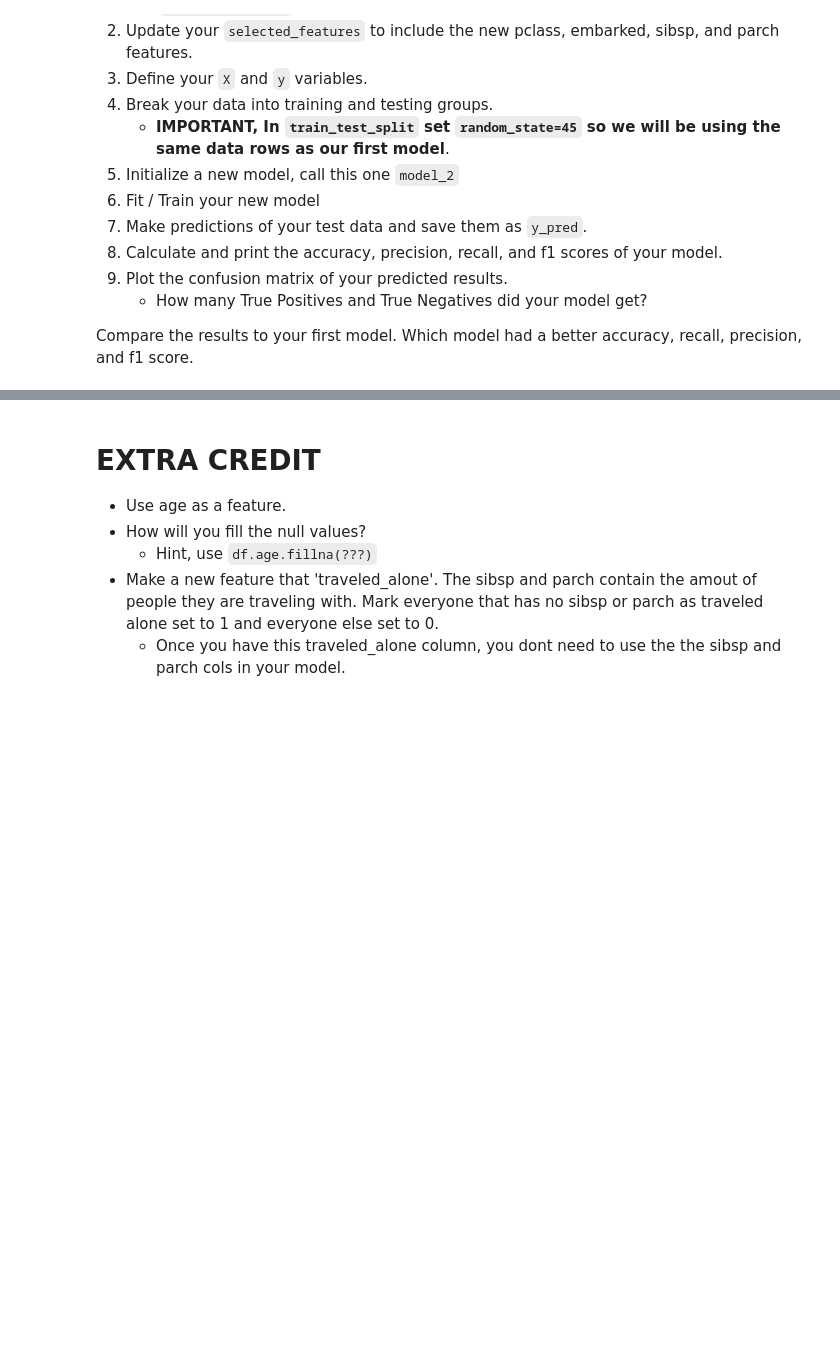
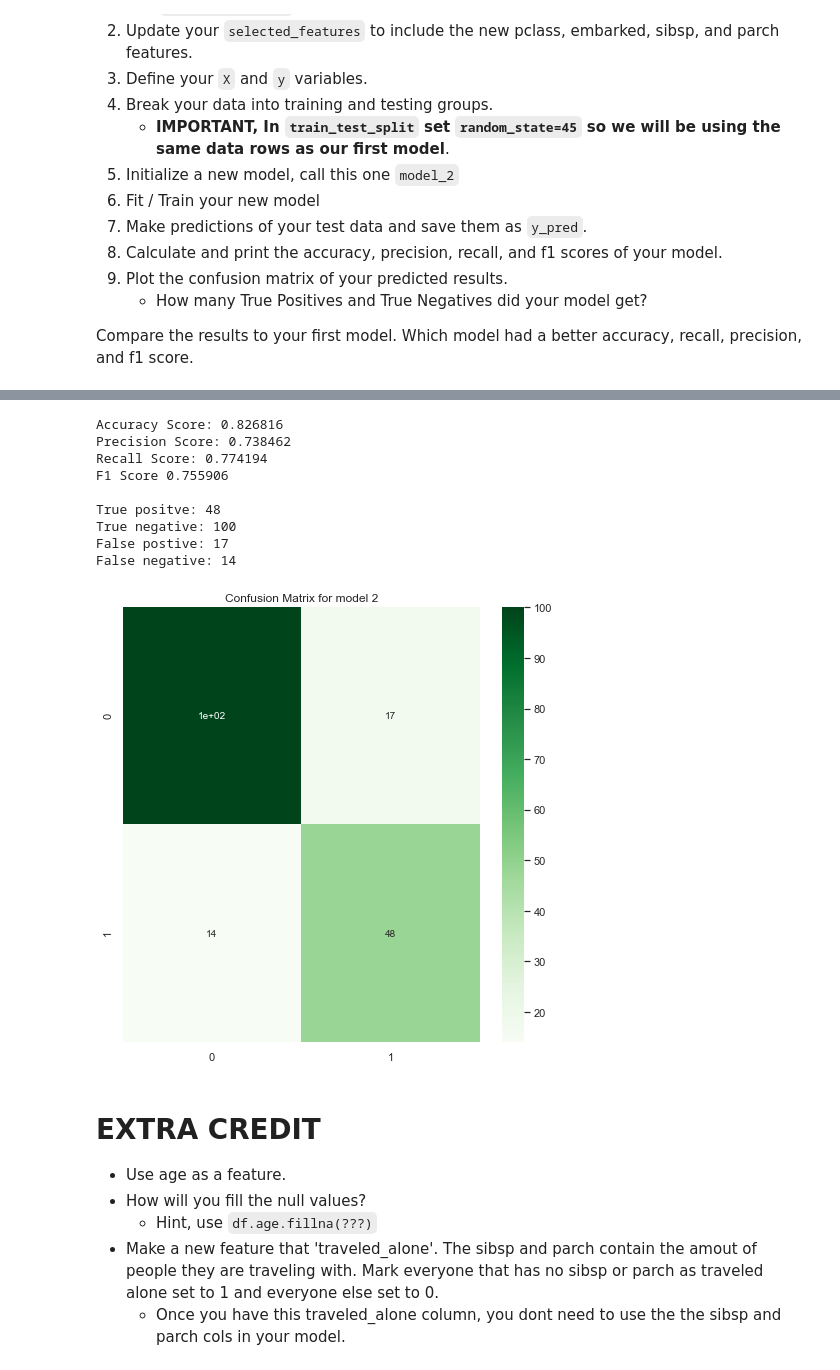
Before and after one commit to DavidGuzman1999/2021-fall-data-science, a Jupyter notebook: Week-03-Intro-To-ML/Exercise-Logistic-Regression.ipynb, the cells around one changed output, grey strips where cells are left out. Saved outputs shown, nothing was run; the diff lists cells and outputs as text; code cells hidden in the pictures; blank space fills up the shorter version.

```diff
--- a/Week-03-Intro-To-ML/Exercise-Logistic-Regression.ipynb
+++ b/Week-03-Intro-To-ML/Exercise-Logistic-Regression.ipynb
@@ -261,47 +311,72 @@ Compare the results to your first model. Which model had a better accuracy, reca
 # %%
-df = pd.read_csv('data/titanic.csv')
+df = pd.read_csv('data/titanic.csv') # open the csv
 
 # Run pd.get_dummies on pclass and embarked of your DataFrame.
 
-
+df = pd.get_dummies(df, columns= ["sex", "pclass", "embarked"], drop_first= True)
 # Update your `selected_features` to include the new pclass and embarked features.
-
+selected_features = ["fare", "sex_male", "pclass_2","pclass_3", "embarked_Q","embarked_S"]
 # Define your X and y variables
-
+X = df[selected_features]
+y = df["survived"]
 
 # Split our data into testing and training.
 # !!! Remeber to use the same random state as you used before
-
+X_train, X_test, y_train, y_test = train_test_split(X, y, test_size=0.2, random_state=45)
 
 # Initalize our model_2
 model_2 = LogisticRegression()
 
 # Fit / Train our model using our training data.
-
+model_2.fit(X_train,y_train)
 # Make new predicitions using our testing data.
-
+y_pred = model_2.predict(X_test)
 # Calculate our accuracy
-accuracy_2 = ???
+accuracy_2 = accuracy_score(y_test,y_pred)
 
 # Calculate our precision score
-precision_2 = ???
+precision_2 = precision_score(y_test,y_pred)
 
 # Calculate our recall score
-recall_2 = ???
+recall_2 = recall_score(y_test, y_pred)
 
 # Calculate your f1-score
-f1_2 = ???
+f1_2 = f1_score(y_test,y_pred )
 
 # Print each of our scores to inspect performance.
 print("Accuracy Score: %f" % accuracy_2)
 print("Precision Score: %f" % precision_2)
 print("Recall Score: %f" % recall_2)
 print('F1 Score %f' % f1_2)
 
 # Plot your confusion matrix.
 fig = plt.figure(figsize=(8,8))
+plt.title ("Confusion Matrix for model 2")
 plt.xlabel('Predicted')
 plt.ylabel('Actual');
+
+#creating the confusion matrix
+boat_cm2 = confusion_matrix(y_test, y_pred)
+boat_cm2 = boat_cm2.round(2)
+
+tn,fp, fn, tp = confusion_matrix(y_test, y_pred).ravel()
+ax = sns.heatmap(boat_cm2, annot= True, cmap = "Greens")
+
+print ("\nTrue positve:",tp)
+print ("True negative:",tn)
+print ("False postive:",fp)
+print ("False negative:",fn)
+# %% [output]
+Accuracy Score: 0.826816
+Precision Score: 0.738462
+Recall Score: 0.774194
+F1 Score 0.755906
+
+True positve: 48
+True negative: 100
+False postive: 17
+False negative: 14
+[figure, added]
 # %% [markdown]
 # EXTRA CREDIT
 * Use age as a feature.
```
Also changed, not shown: parts of 7 cells of this notebook.
